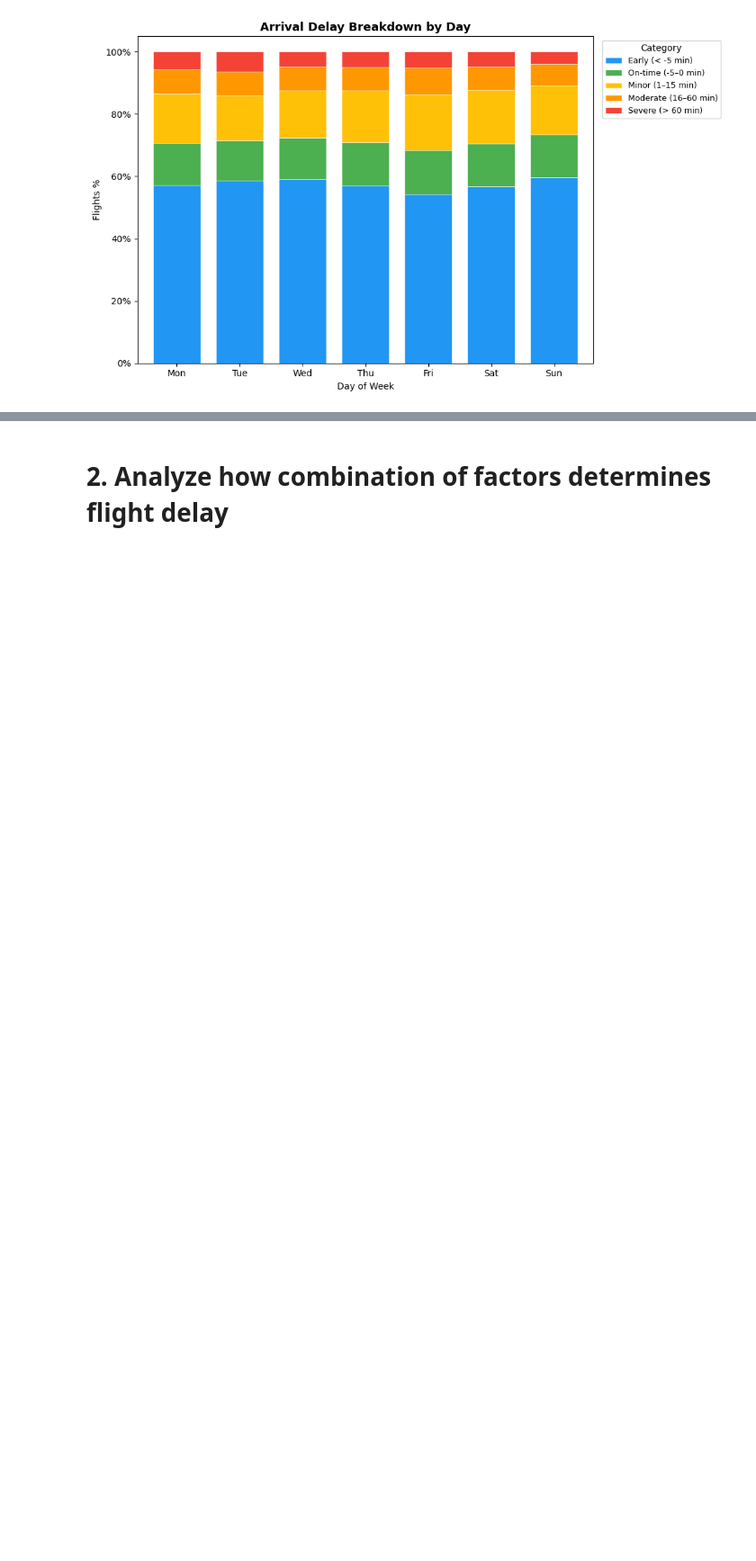
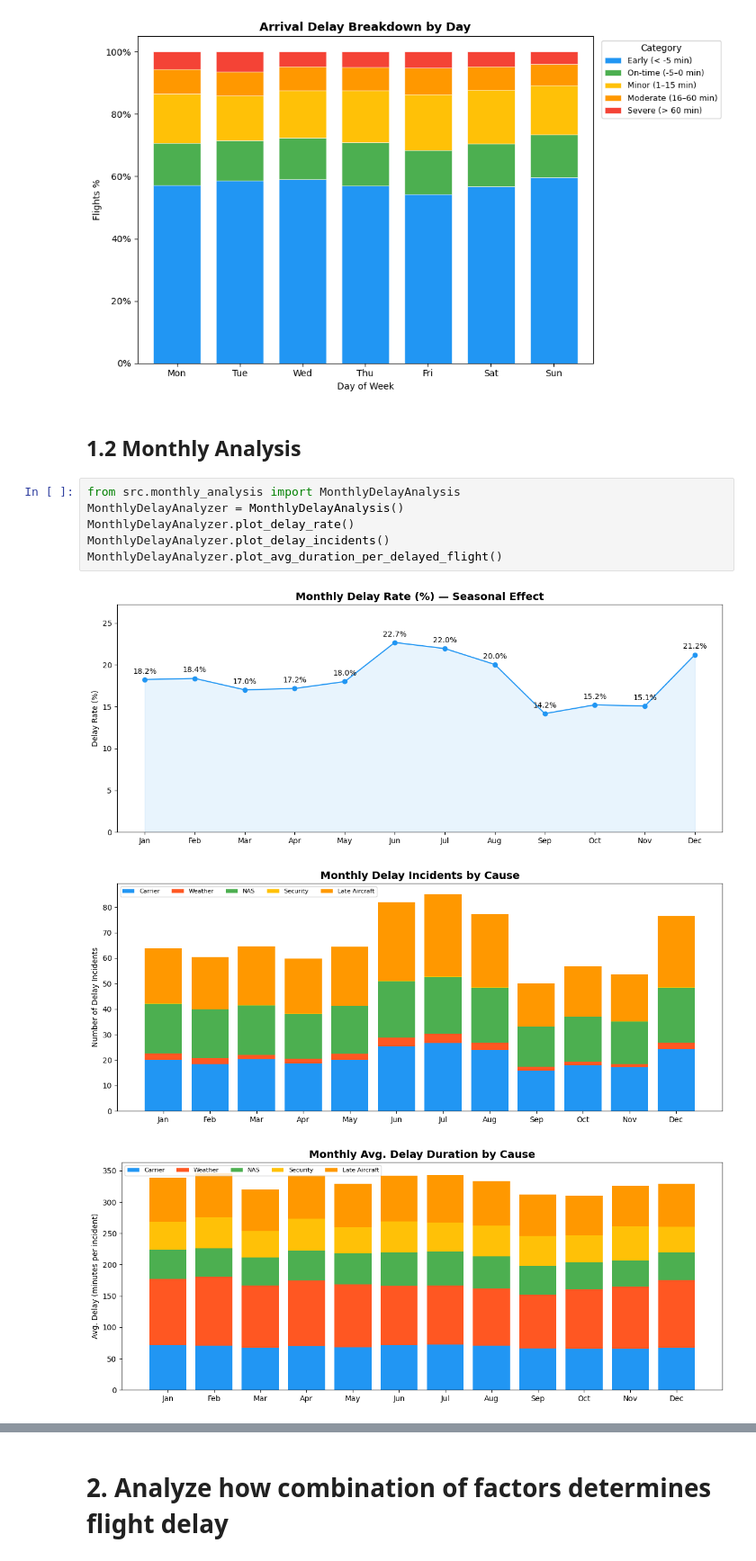
Before and after one commit to KuanchengWang/ECE143-WI26-G7, a Jupyter notebook: main_analysis.ipynb, the cells around one changed output, grey strips where cells are left out. Shown at 90% size. Saved outputs shown, nothing was run; the diff lists cells and outputs as text; blank space fills up the shorter version.

```diff
--- a/main_analysis.ipynb
+++ b/main_analysis.ipynb
@@ -37,3 +47,15 @@ DayOfWeekAnalyzer.delay_category_by_day_bar_plot()
 [figure]
 [figure]
 [figure]
+# %% [markdown]
+## 1.2 Monthly Analysis
+# %%
+from src.monthly_analysis import MonthlyDelayAnalysis
+MonthlyDelayAnalyzer = MonthlyDelayAnalysis()
+MonthlyDelayAnalyzer.plot_delay_rate()
+MonthlyDelayAnalyzer.plot_delay_incidents()
+MonthlyDelayAnalyzer.plot_avg_duration_per_delayed_flight()
+# %% [output]
+[figure, added]
+[figure, added]
+[figure, added]
```
Also changed, not shown: parts of 8 cells of this notebook, 7 other files.
